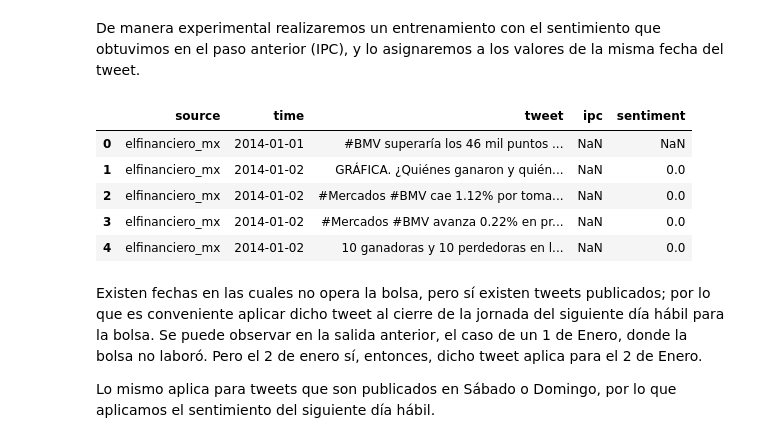
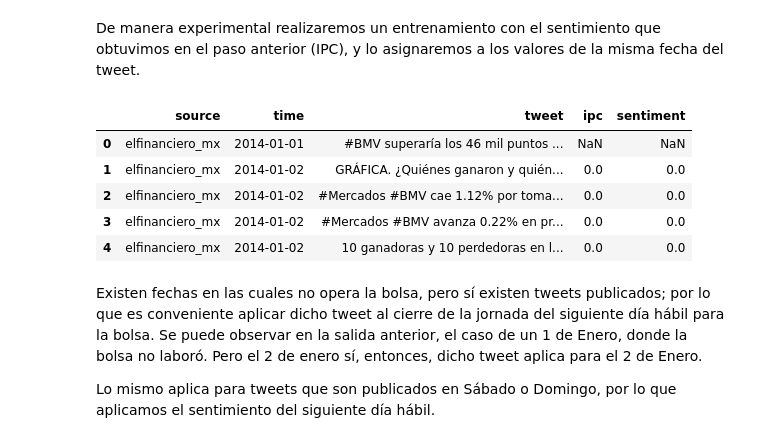
Before and after one commit to philwebsurfer/ITAM-QuantFinance, a Jupyter notebook: alumnos/jorge_altamirano/proyecto-final.ipynb, the cells around one changed output. Saved outputs shown, nothing was run; the diff lists cells and outputs as text; code cells hidden in the pictures.

```diff
--- a/alumnos/jorge_altamirano/proyecto-final.ipynb
+++ b/alumnos/jorge_altamirano/proyecto-final.ipynb
@@ -103,6 +113,7 @@ Estos números lo tomamos de la distribución de los datos, en los cuales el 25%
 ipc.loc[ipc.deltaPct <= -0.5, "sentiment"] = -1
 ipc.loc[ipc.deltaPct >= +0.5, "sentiment"] = 1
 ipc.loc[ipc.sentiment.isna(), "sentiment"] = 0
+ipc.loc[ipc.deltaPct.isna(), "deltaPct"] = 0
 ipc.head()
 # %% [output]
 |  | date | close | volume | deltaPct | sentiment |
@@ -247,7 +239,7 @@ df.shape
 # %%
-df = pd.read_csv("tweets.csv.xz", compression="xz")
-df["time"] = pd.to_datetime(df.time)
-df.head(1)
+bmv = pd.read_csv("bmv.csv.xz", compression="xz")
+bmv["time"] = pd.to_datetime(bmv.time)
+bmv.head(1)
 # %% [output]
 |  | source | time | tweet |
 | 0 | elfinanciero_mx | 2014-01-01 | #BMV superaría los 46 mil puntos ... |
@@ -256,19 +248,19 @@ df.head(1)
 # %% [markdown]
 De manera experimental realizaremos un entrenamiento con el sentimiento que obtuvimos en el paso anterior (IPC), y lo asignaremos a los valores de la misma fecha del tweet.
 # %%
-df.drop(columns=["sentiment"], inplace=True, errors="ignore")
+bmv.drop(columns=["sentiment"], inplace=True, errors="ignore")
 #sentimiento basado en el porcentaje de cambio del ipc
-df["ipc"] = df.join(ipc.set_index("date"), on="time", how="left").deltaPct.round(0)
+bmv["ipc"] = bmv.join(ipc.set_index("date"), on="time", how="left").deltaPct.round(0)
 #sentimiento basado en reglas
-df["sentiment"] = df.join(ipc.set_index("date"), on="time", how="left").sentiment
-df.head(5)
+bmv["sentiment"] = bmv.join(ipc.set_index("date"), on="time", how="left").sentiment
+bmv.head(5)
 # %% [output]
 |  | source | time | tweet | ipc | sentiment |
 | 0 | elfinanciero_mx | 2014-01-01 | #BMV superaría los 46 mil puntos ... | NaN | NaN |
-| 1 | elfinanciero_mx | 2014-01-02 | GRÁFICA. ¿Quiénes ganaron y quién... | NaN | 0.0 |
-| 2 | elfinanciero_mx | 2014-01-02 | #Mercados #BMV cae 1.12% por toma... | NaN | 0.0 |
-| 3 | elfinanciero_mx | 2014-01-02 | #Mercados #BMV avanza 0.22% en pr... | NaN | 0.0 |
-| 4 | elfinanciero_mx | 2014-01-02 | 10 ganadoras y 10 perdedoras en l... | NaN | 0.0 |
+| 1 | elfinanciero_mx | 2014-01-02 | GRÁFICA. ¿Quiénes ganaron y quién... | 0.0 | 0.0 |
+| 2 | elfinanciero_mx | 2014-01-02 | #Mercados #BMV cae 1.12% por toma... | 0.0 | 0.0 |
+| 3 | elfinanciero_mx | 2014-01-02 | #Mercados #BMV avanza 0.22% en pr... | 0.0 | 0.0 |
+| 4 | elfinanciero_mx | 2014-01-02 | 10 ganadoras y 10 perdedoras en l... | 0.0 | 0.0 |
 # %% [markdown]
 Existen fechas en las cuales no opera la bolsa, pero sí existen tweets publicados; por lo que es conveniente aplicar dicho tweet al cierre de la jornada del siguiente día hábil para la bolsa. Se puede observar en la salida anterior, el caso de un 1 de Enero, donde la bolsa no laboró. Pero el 2 de enero sí, entonces, dicho tweet aplica para el 2 de Enero.
 
```
Also changed, not shown: parts of 59 cells of this notebook.
